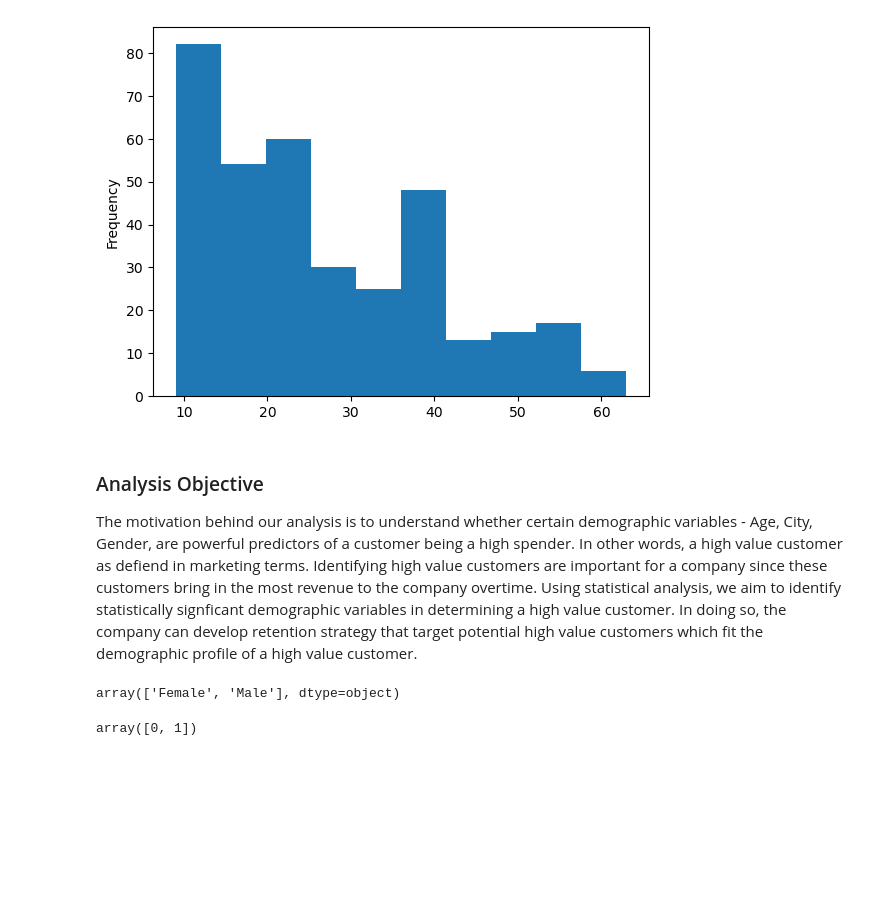
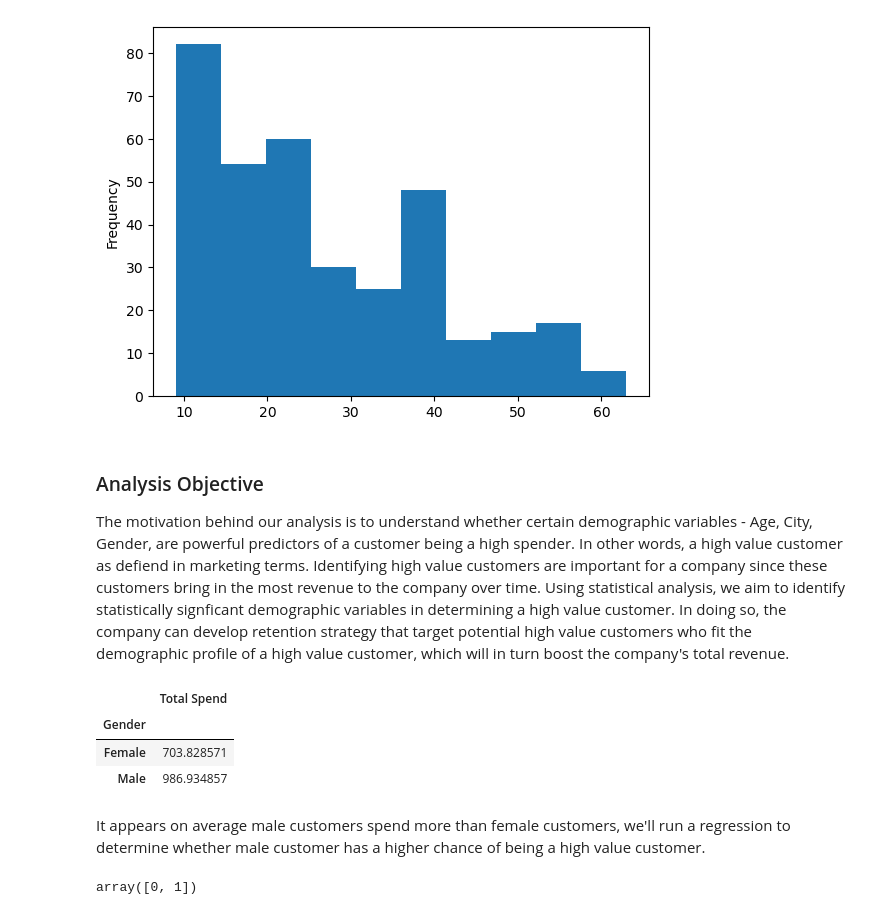
Before and after one commit to efantinatti/team_project-13, a Jupyter notebook: data/Team-13/Code/demographics_predicting_sales.ipynb, the cells around one changed output. Drawn from its saved outputs; the diff is of its cells as text; code cells hidden in the pictures; blank space fills up the shorter version.

```diff
--- a/data/Team-13/Code/demographics_predicting_sales.ipynb
+++ b/data/Team-13/Code/demographics_predicting_sales.ipynb
@@ -146,13 +146,19 @@ Days Since Last Purchase
 [figure]
 # %% [markdown]
 ### Analysis Objective
-The motivation behind our analysis is to understand whether certain demographic variables - Age, City, Gender, are powerful predictors of a customer being a high spender. In other words, a high value customer as defiend in marketing terms. Identifying high value customers are important for a company since these customers bring in the most revenue to the company overtime. Using statistical analysis, we aim to identify statistically signficant demographic variables in determining a high value customer. In doing so, the company can develop retention strategy that target potential high value customers which fit the demographic profile of a high value customer.
+The motivation behind our analysis is to understand whether certain demographic variables - Age, City, Gender, are powerful predictors of a customer being a high spender. In other words, a high value customer as defiend in marketing terms. Identifying high value customers are important for a company since these customers bring in the most revenue to the company over time. Using statistical analysis, we aim to identify statistically signficant demographic variables in determining a high value customer. In doing so, the company can develop retention strategy that target potential high value customers who fit the demographic profile of a high value customer, which will in turn boost the company's total revenue.
 # %%
 #Creating a high value of purchase based on the threshold of Purchases > 1400
 #High Purchase == 1 when > 1400
 df['High_Purchase'] = df['Total Spend'].apply(lambda x: 1 if x > 1400 else 0)
-# %%
-df['Gender'].unique()
-# %% [output]
-array(['Female', 'Male'], dtype=object)
+# %%
+#check the average total spend of male and female customers
+df.groupby('Gender').agg({'Total Spend':np.mean})
+# %% [output]
+|  | Total Spend |
+| Gender |  |
+| Female | 703.828571 |
+| Male | 986.934857 |
+# %% [markdown]
+It appears on average male customers spend more than female customers, we'll run a regression to determine whether male customer has a higher chance of being a high value customer.
 # %%
```
Also changed, not shown: parts of 7 cells of this notebook.
